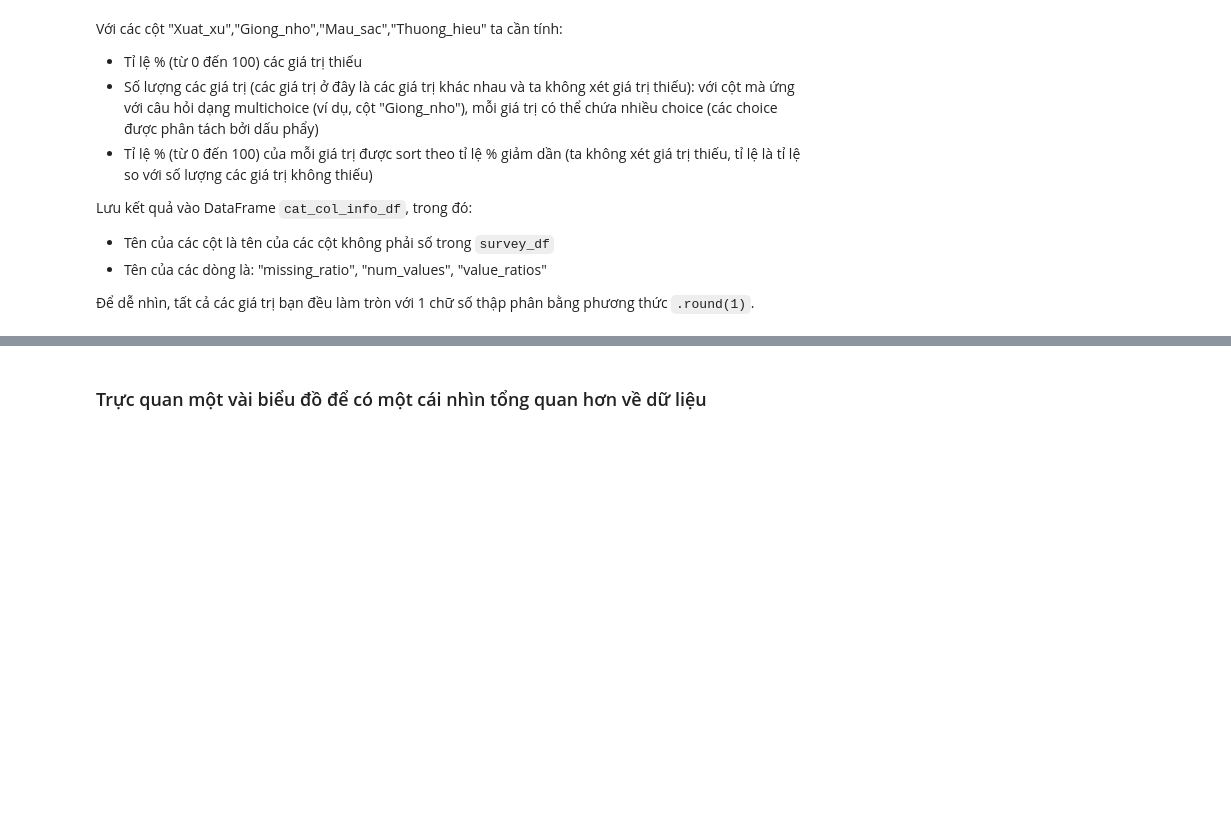
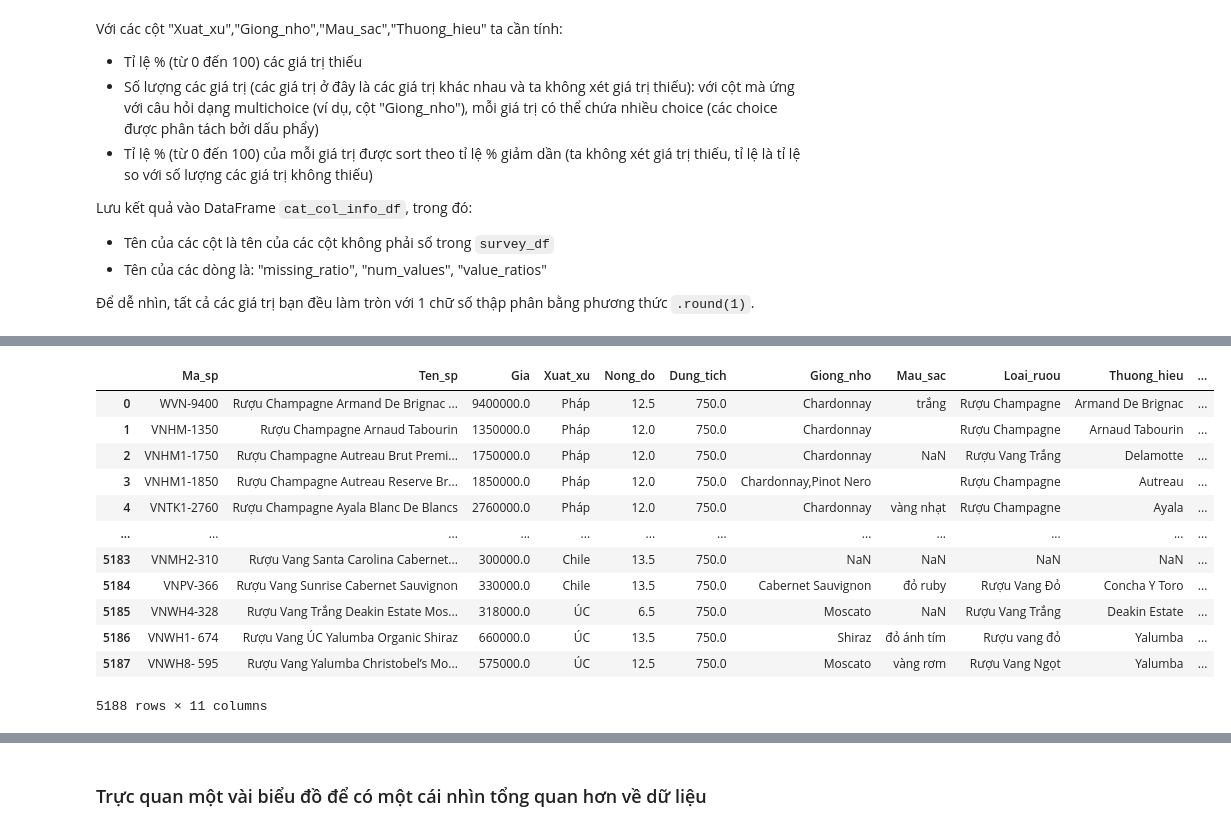
Before and after one commit to nmnghia0506/-NMKHDL_20_21, a Jupyter notebook: KhamPha_TienXuLy.ipynb, the cells around one changed output, grey strips where cells are left out. Cells and saved outputs as stored; diff of their text form; code cells hidden in the pictures; blank space fills up the shorter version.

```diff
--- a/KhamPha_TienXuLy.ipynb
+++ b/KhamPha_TienXuLy.ipynb
@@ -323,0 +360,41 @@ cat_col_info_df
+# %%
+def fill_empty_brand(row, place_brand_df):
+    '''
+    Fill empty cells on Thuong_hieu and Vung_lam_vang columns based on the place_brand_df
+    as long as cells in both columns are not empty
+    '''
+    brand = row['Thuong_hieu']
+    place_origin = row['Vung_lam_vang']
+    #Ignore if both values are na value
+    if pd.isnull(brand) and pd.isnull(place_origin):
+        return row
+    if brand == '' or pd.isnull(brand):
+        # Get the corresponding brands
+        replacing_brand = place_brand_df.loc[place_brand_df['Vung_lam_vang'] == place_origin, 'Thuong_hieu']
+        if len(replacing_brand) > 0:
+            # Only take the first item
+            row['Thuong_hieu'] = replacing_brand.loc[replacing_brand.index[0]]
+    elif place_origin == '' or pd.isnull(place_origin):
+        # Get the corresponding places
+        replacing_place = place_brand_df.loc[place_brand_df['Thuong_hieu'] == brand, 'Vung_lam_vang']
+        if len(replacing_place) > 0:
+            # Only take the first item
+            row['Vung_lam_vang'] = replacing_place.loc[replacing_place.index[0]]
+    return row
+
+clean_df = df.apply(lambda x : fill_empty_brand(x,place_brand_df), axis = 1)
+clean_df
+# %% [output]
+|  | Ma_sp | Ten_sp | Gia | Xuat_xu | Nong_do | Dung_tich | Giong_nho | Mau_sac | Loai_ruou | Thuong_hieu | ... |
+| 0 | WVN-9400 | Rượu Champagne Armand De Brignac ... | 9400000.0 | Pháp | 12.5 | 750.0 | Chardonnay | trắng | Rượu Champagne | Armand De Brignac | ... |
+| 1 | VNHM-1350 | Rượu Champagne Arnaud Tabourin | 1350000.0 | Pháp | 12.0 | 750.0 | Chardonnay |  | Rượu Champagne | Arnaud Tabourin | ... |
+| 2 | VNHM1-1750 | Rượu Champagne Autreau Brut Premi... | 1750000.0 | Pháp | 12.0 | 750.0 | Chardonnay | NaN | Rượu Vang Trắng | Delamotte | ... |
+| 3 | VNHM1-1850 | Rượu Champagne Autreau Reserve Br... | 1850000.0 | Pháp | 12.0 | 750.0 | Chardonnay,Pinot Nero |  | Rượu Champagne | Autreau | ... |
+| 4 | VNTK1-2760 | Rượu Champagne Ayala Blanc De Blancs | 2760000.0 | Pháp | 12.0 | 750.0 | Chardonnay | vàng nhạt | Rượu Champagne | Ayala | ... |
+| ... | ... | ... | ... | ... | ... | ... | ... | ... | ... | ... | ... |
+| 5183 | VNMH2-310 | Rượu Vang Santa Carolina Cabernet... | 300000.0 | Chile | 13.5 | 750.0 | NaN | NaN | NaN | NaN | ... |
+| 5184 | VNPV-366 | Rượu Vang Sunrise Cabernet Sauvignon | 330000.0 | Chile | 13.5 | 750.0 | Cabernet Sauvignon | đỏ ruby | Rượu Vang Đỏ | Concha Y Toro | ... |
+| 5185 | VNWH4-328 | Rượu Vang Trắng Deakin Estate Mos... | 318000.0 | ÚC | 6.5 | 750.0 | Moscato | NaN | Rượu Vang Trắng | Deakin Estate | ... |
+| 5186 | VNWH1- 674 | Rượu Vang ÚC Yalumba Organic Shiraz | 660000.0 | ÚC | 13.5 | 750.0 | Shiraz | đỏ ánh tím | Rượu vang đỏ | Yalumba | ... |
+| 5187 | VNWH8- 595 | Rượu Vang Yalumba Christobel’s Mo... | 575000.0 | ÚC | 12.5 | 750.0 | Moscato | vàng rơm | Rượu Vang Ngọt | Yalumba | ... |
+5188 rows × 11 columns
```
Also changed, not shown: parts of 26 cells of this notebook, 2 other files.
